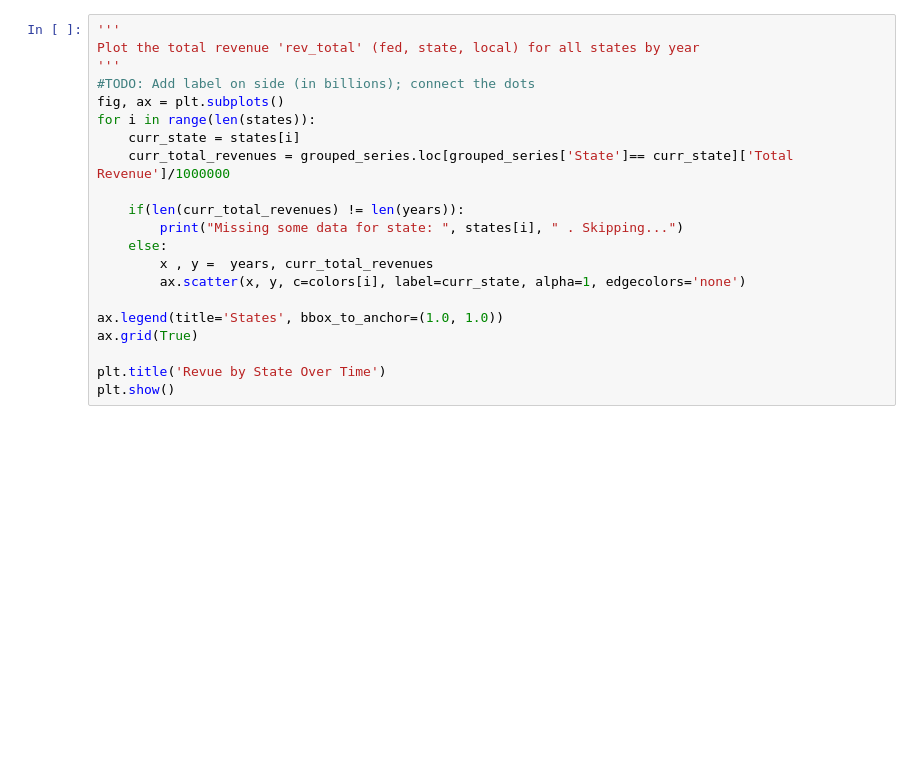
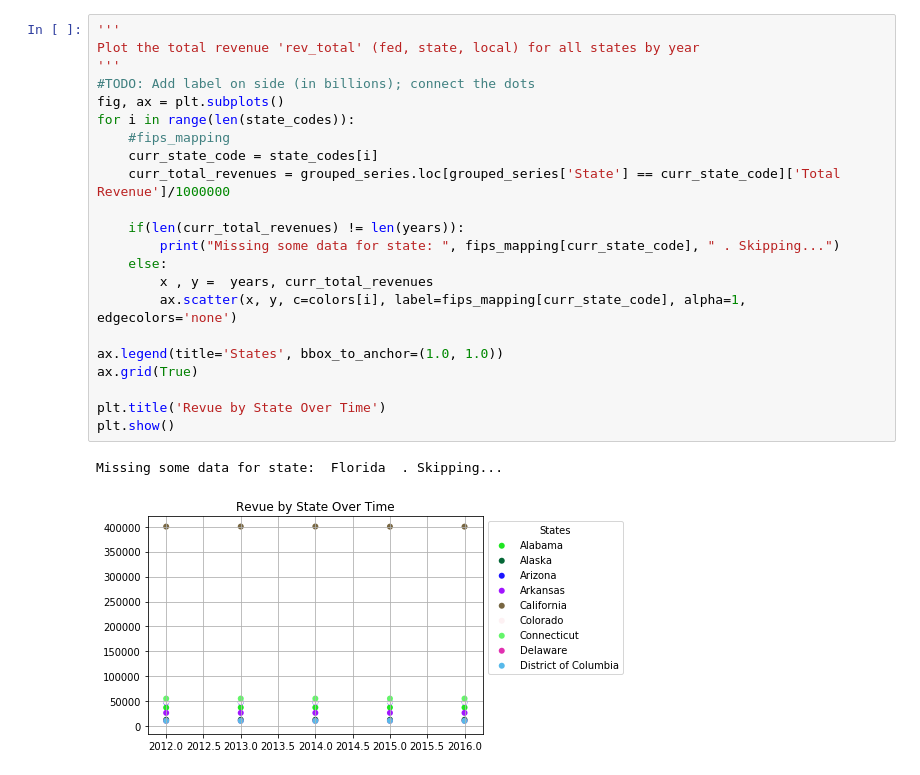
Before and after one commit to apaniagua6/Covid-impact-graduation, a Jupyter notebook: 03-educationdata-dashboards/finance_load_data.ipynb, the cells around one changed output. Saved outputs shown, nothing was run; the diff lists cells and outputs as text; blank space fills up the shorter version.

```diff
--- a/03-educationdata-dashboards/finance_load_data.ipynb
+++ b/03-educationdata-dashboards/finance_load_data.ipynb
@@ -121,24 +242,28 @@ plt.show()
 # %%
 '''
 Plot the total revenue 'rev_total' (fed, state, local) for all states by year
 '''
 #TODO: Add label on side (in billions); connect the dots
 fig, ax = plt.subplots()
-for i in range(len(states)):
-    curr_state = states[i]
-    curr_total_revenues = grouped_series.loc[grouped_series['State']== curr_state]['Total Revenue']/1000000
+for i in range(len(state_codes)):
+    #fips_mapping
+    curr_state_code = state_codes[i]
+    curr_total_revenues = grouped_series.loc[grouped_series['State'] == curr_state_code]['Total Revenue']/1000000
 
     if(len(curr_total_revenues) != len(years)):
-        print("Missing some data for state: ", states[i], " . Skipping...")
+        print("Missing some data for state: ", fips_mapping[curr_state_code], " . Skipping...")
     else:
         x , y =  years, curr_total_revenues
-        ax.scatter(x, y, c=colors[i], label=curr_state, alpha=1, edgecolors='none')
+        ax.scatter(x, y, c=colors[i], label=fips_mapping[curr_state_code], alpha=1, edgecolors='none')
 
 ax.legend(title='States', bbox_to_anchor=(1.0, 1.0))
 ax.grid(True)
 
 plt.title('Revue by State Over Time')
 plt.show()
+# %% [output]
+Missing some data for state:  Florida  . Skipping...
+[figure, added]
 # %%
 '''
 Plot the total revenue 'rev_total' (fed, state, local) for all states by year starting at origin
```
Also changed, not shown: parts of 11 cells of this notebook.
